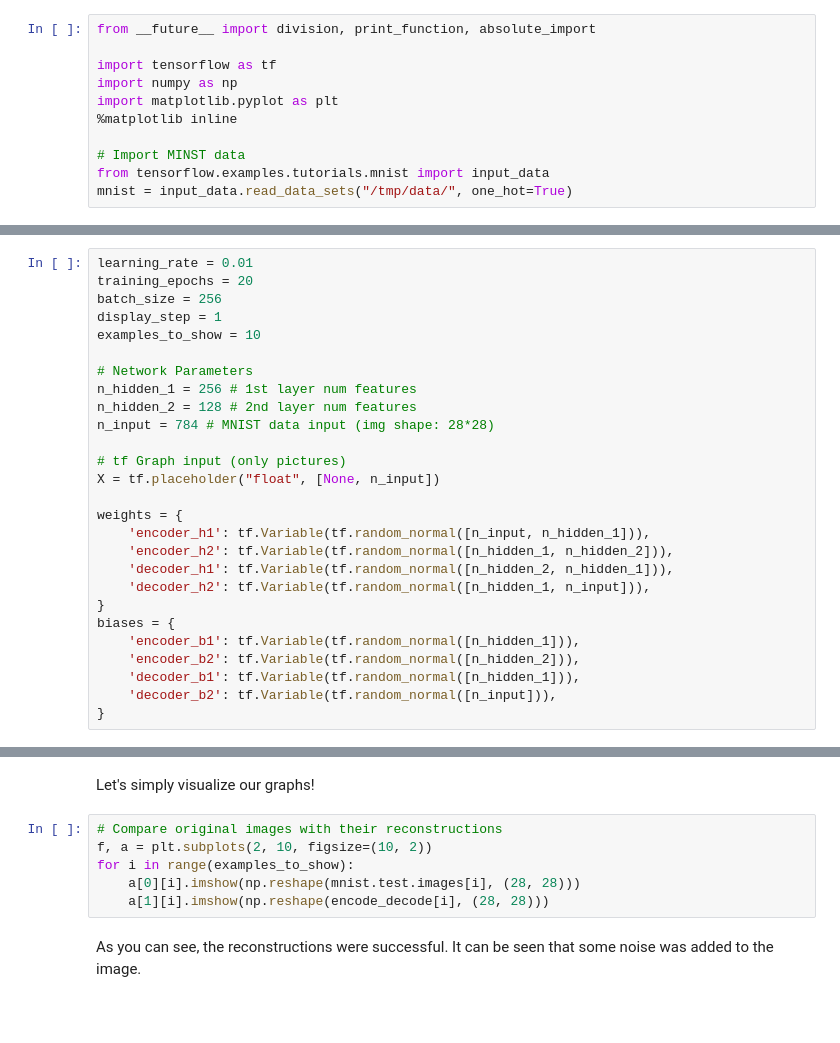
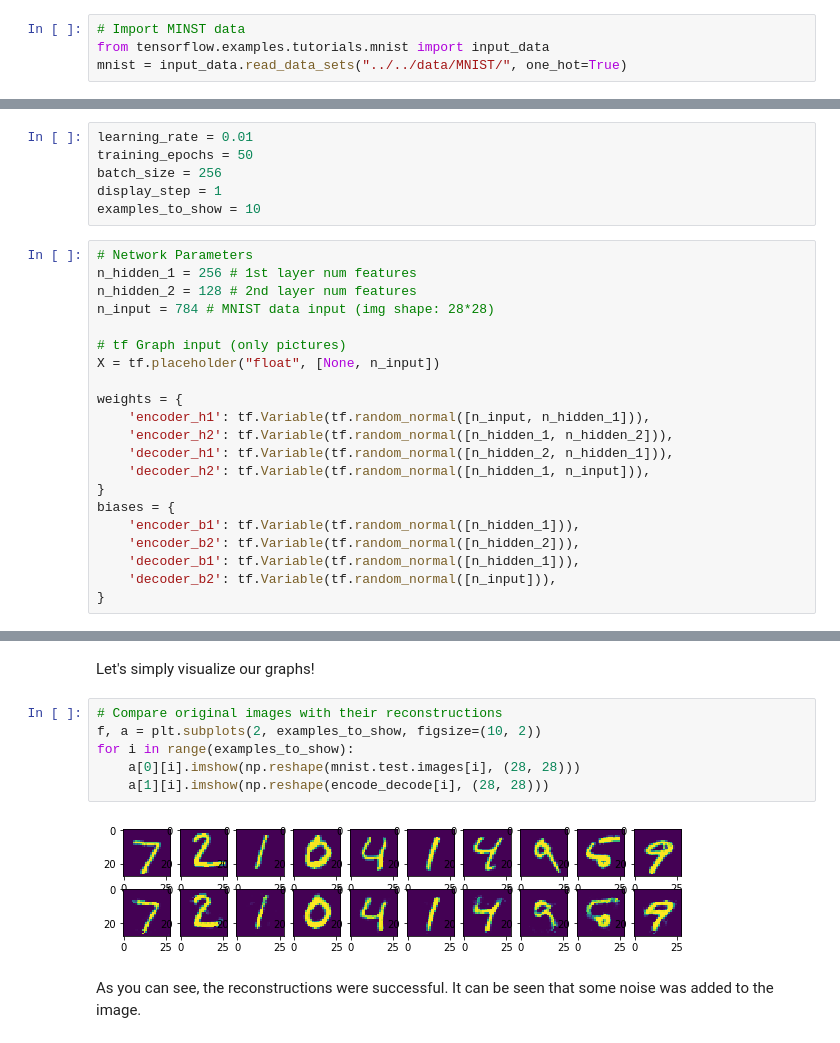
Before and after one commit to santiago-puchginer-snkeos/deeplearning-playground, a Jupyter notebook: dl_tf_BDU/5.AE/ML0120EN-5.1-Review-Autoencoders.ipynb, the cells around one changed output, grey strips where cells are left out. Cells and saved outputs as stored; diff of their text form; blank space fills up the shorter version.

```diff
--- a/dl_tf_BDU/5.AE/ML0120EN-5.1-Review-Autoencoders.ipynb
+++ b/dl_tf_BDU/5.AE/ML0120EN-5.1-Review-Autoencoders.ipynb
@@ -146,11 +151,4 @@ Let's call our imports and make the MNIST data available to use.
 # %%
-from __future__ import division, print_function, absolute_import
-
-import tensorflow as tf
-import numpy as np
-import matplotlib.pyplot as plt
-%matplotlib inline
-
 # Import MINST data
 from tensorflow.examples.tutorials.mnist import input_data
-mnist = input_data.read_data_sets("/tmp/data/", one_hot=True)
+mnist = input_data.read_data_sets("../../data/MNIST/", one_hot=True)
@@ -157,12 +160,12 @@ mnist = input_data.read_data_sets("/tmp/data/", one_hot=True)
 # %% [markdown]
 Now, let's give the parameters that are going to be used by our NN.
+# %%
+learning_rate = 0.01
+training_epochs = 50
+batch_size = 256
+display_step = 1
+examples_to_show = 10
 # %%
-learning_rate = 0.01
-training_epochs = 20
-batch_size = 256
-display_step = 1
-examples_to_show = 10
-
 # Network Parameters
 n_hidden_1 = 256 # 1st layer num features
 n_hidden_2 = 128 # 2nd layer num features
@@ -260,10 +284,12 @@ encode_decode = sess.run(
 Let's simply visualize our graphs!
 # %%
 # Compare original images with their reconstructions
-f, a = plt.subplots(2, 10, figsize=(10, 2))
+f, a = plt.subplots(2, examples_to_show, figsize=(10, 2))
 for i in range(examples_to_show):
     a[0][i].imshow(np.reshape(mnist.test.images[i], (28, 28)))
     a[1][i].imshow(np.reshape(encode_decode[i], (28, 28)))
+# %% [output]
+[figure, added]
 # %% [markdown]
 As you can see, the reconstructions were successful. It can be seen that some noise was added to the image.
 # %% [markdown]
```
Also changed, not shown: parts of 6 cells of this notebook, 2 other files.
